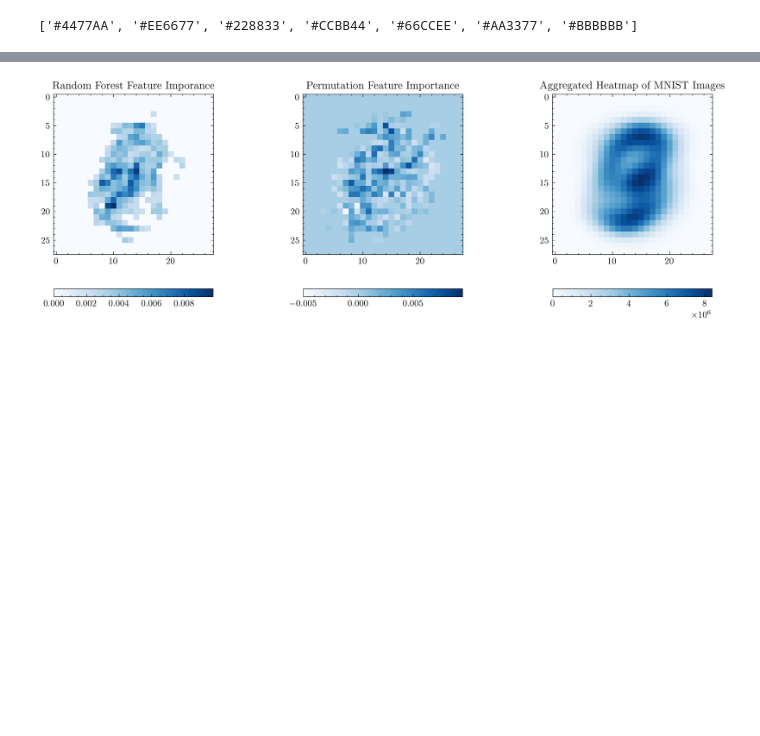
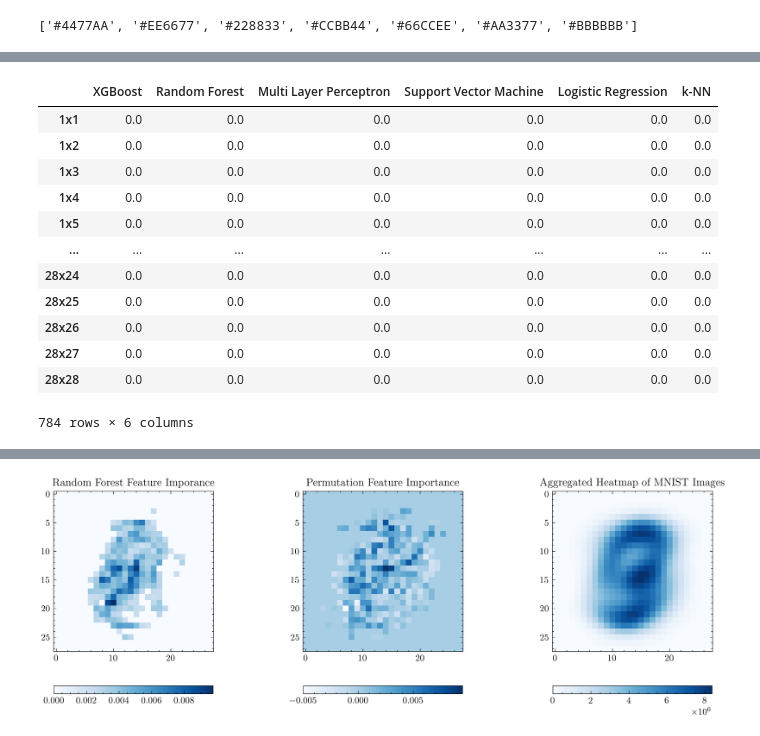
Before and after one commit to Versus-91/blackboxofmachinelearning, a Jupyter notebook: mnist.ipynb, the cells around one changed output, grey strips where cells are left out. Cells and saved outputs as stored; diff of their text form; code cells hidden in the pictures; blank space fills up the shorter version.

```diff
--- a/mnist.ipynb
+++ b/mnist.ipynb
@@ -278,3 +294,19 @@ plt.show()
+# %%
+display(pfi_values[0])
+# %% [output]
+|  | XGBoost | Random Forest | Multi Layer Perceptron | Support Vector Machine | Logistic Regression | k-NN |
+| 1x1 | 0.0 | 0.0 | 0.0 | 0.0 | 0.0 | 0.0 |
+| 1x2 | 0.0 | 0.0 | 0.0 | 0.0 | 0.0 | 0.0 |
+| 1x3 | 0.0 | 0.0 | 0.0 | 0.0 | 0.0 | 0.0 |
+| 1x4 | 0.0 | 0.0 | 0.0 | 0.0 | 0.0 | 0.0 |
+| 1x5 | 0.0 | 0.0 | 0.0 | 0.0 | 0.0 | 0.0 |
+| ... | ... | ... | ... | ... | ... | ... |
+| 28x24 | 0.0 | 0.0 | 0.0 | 0.0 | 0.0 | 0.0 |
+| 28x25 | 0.0 | 0.0 | 0.0 | 0.0 | 0.0 | 0.0 |
+| 28x26 | 0.0 | 0.0 | 0.0 | 0.0 | 0.0 | 0.0 |
+| 28x27 | 0.0 | 0.0 | 0.0 | 0.0 | 0.0 | 0.0 |
+| 28x28 | 0.0 | 0.0 | 0.0 | 0.0 | 0.0 | 0.0 |
+784 rows × 6 columns
 # %%
 num_models = len(models)
 num_rows = 2
```
Also changed, not shown: parts of 7 cells of this notebook, 6 other files.
